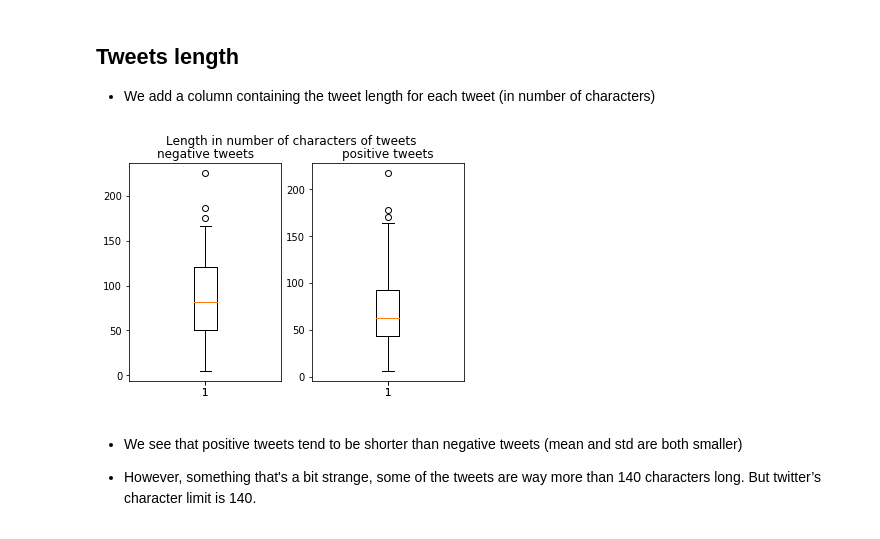
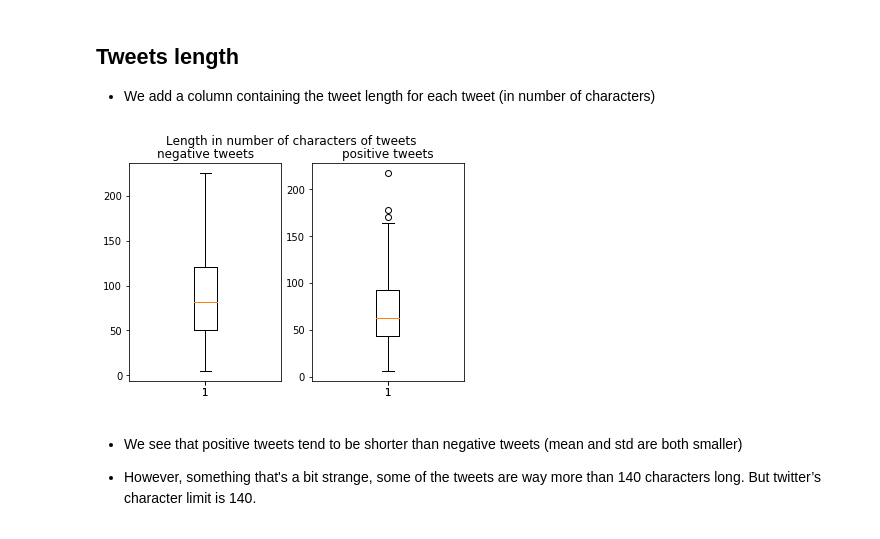
Before and after one commit to zeineb12/tweet_classification, a Jupyter notebook: Zeineb_notebook.ipynb, the cells around one changed output. Drawn from its saved outputs; the diff is of its cells as text; code cells hidden in the pictures.

```diff
--- a/Zeineb_notebook.ipynb
+++ b/Zeineb_notebook.ipynb
@@ -71,18 +86,18 @@ train_pos['tweet_len'] = [len(t) for t in train_pos.tweet]
 # %%
 fig, axs = plt.subplots(nrows=1, ncols=2, sharex=True)
 
 ax = axs[0]
-ax.boxplot(train_neg.tweet_len, whis=0.7)
+ax.boxplot(train_neg.tweet_len, whis=1.5)
 ax.set_title('negative tweets')
 
 ax = axs[1]
 ax.boxplot(train_pos.tweet_len, whis=1.5)
 ax.set_title('positive tweets')
 
 fig.suptitle('Length in number of characters of tweets')
 plt.show()
 # %% [output]
-[figure, old version]
+[figure, new version]
 # %% [markdown]
 * We see that positive tweets tend to be shorter than negative tweets (mean and std are both smaller)
 
```
Also changed, not shown: parts of 35 cells of this notebook, 2 other files.
